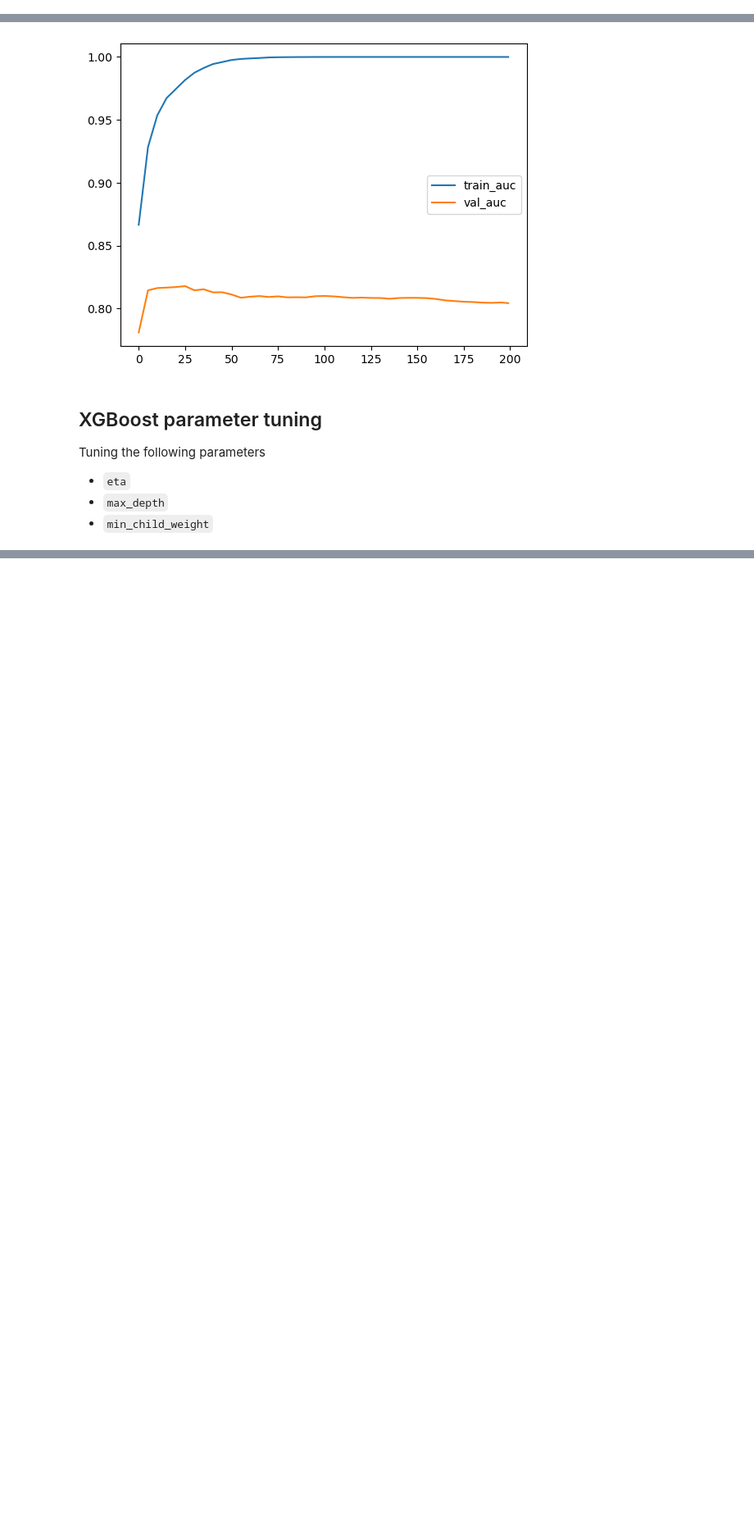
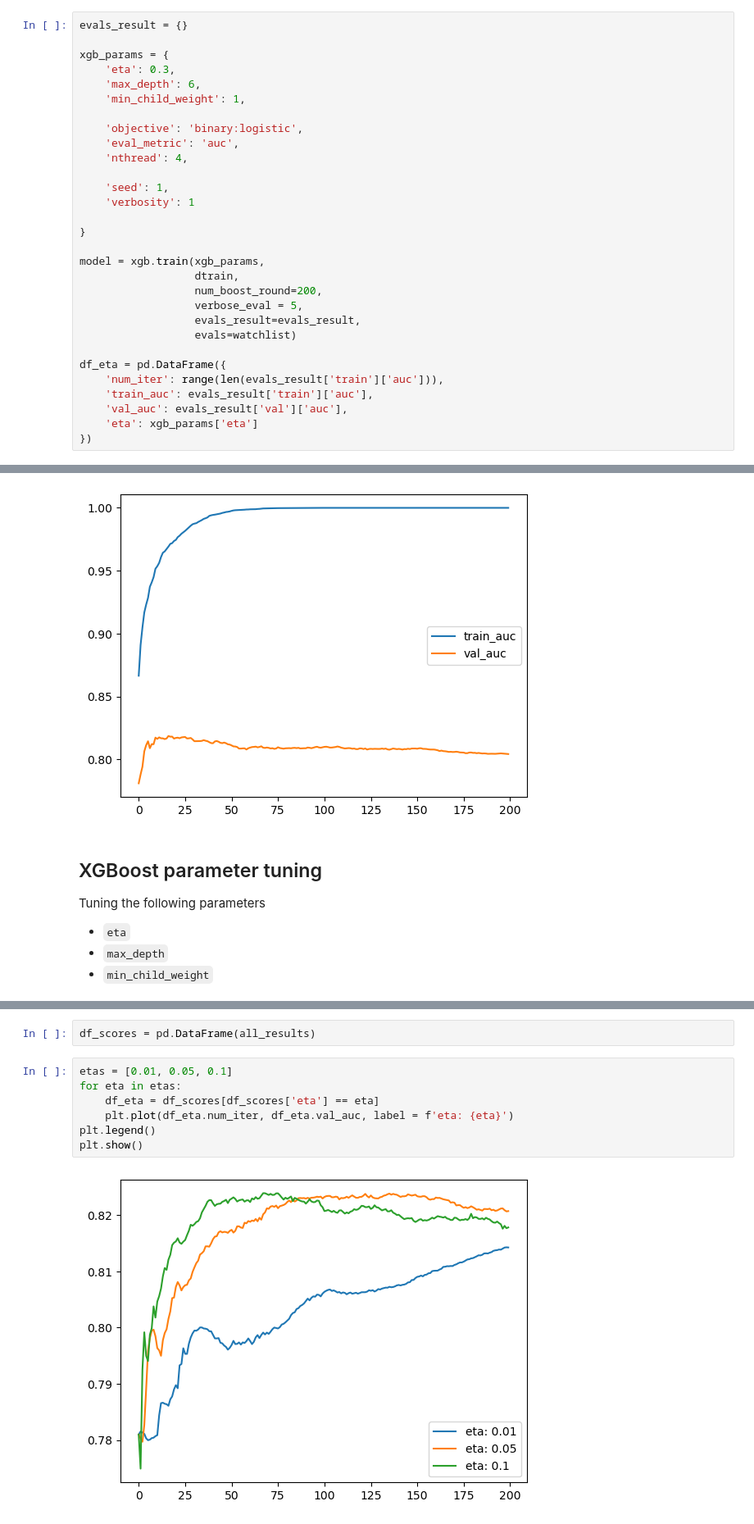
Before and after one commit to KingsleyElo/ml-zoomcamp-notes, a Jupyter notebook: Trees/notebook.ipynb, the cells around one changed output, grey strips where cells are left out. Shown at 82% size. Saved outputs shown, nothing was run; the diff lists cells and outputs as text; blank space fills up the shorter version.

```diff
--- a/Trees/notebook.ipynb
+++ b/Trees/notebook.ipynb
@@ -476,0 +438,30 @@ df_score = parse_xgb_output(output)
+# %%
+evals_result = {}
+
+xgb_params = {
+    'eta': 0.3,
+    'max_depth': 6,
+    'min_child_weight': 1,
+
+    'objective': 'binary:logistic',
+    'eval_metric': 'auc',
+    'nthread': 4,
+
+    'seed': 1,
+    'verbosity': 1
+
+}
+
+model = xgb.train(xgb_params,
+                  dtrain,
+                  num_boost_round=200,
+                  verbose_eval = 5,
+                  evals_result=evals_result,
+                  evals=watchlist)
+
+df_eta = pd.DataFrame({
+    'num_iter': range(len(evals_result['train']['auc'])),
+    'train_auc': evals_result['train']['auc'],
+    'val_auc': evals_result['val']['auc'],
+    'eta': xgb_params['eta']
+})
@@ -490,0 +558,11 @@ Tuning the following parameters
+# %%
+df_scores = pd.DataFrame(all_results)
+# %%
+etas = [0.01, 0.05, 0.1]
+for eta in etas:
+    df_eta = df_scores[df_scores['eta'] == eta]
+    plt.plot(df_eta.num_iter, df_eta.val_auc, label = f'eta: {eta}')
+plt.legend()
+plt.show()
+# %% [output]
+[figure, added]
```
Also changed, not shown: parts of 10 cells of this notebook.
